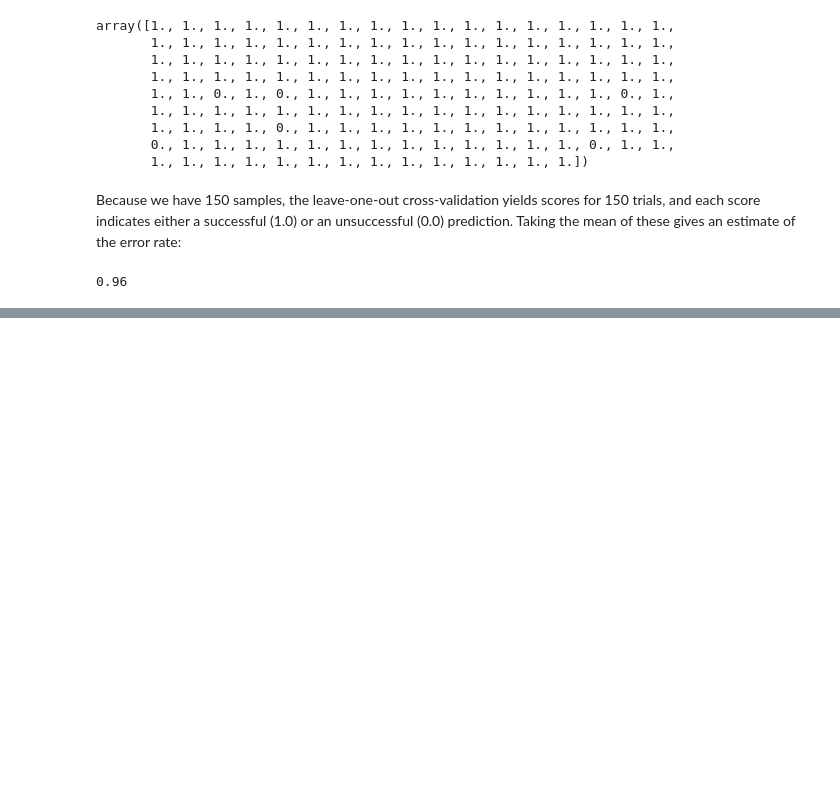
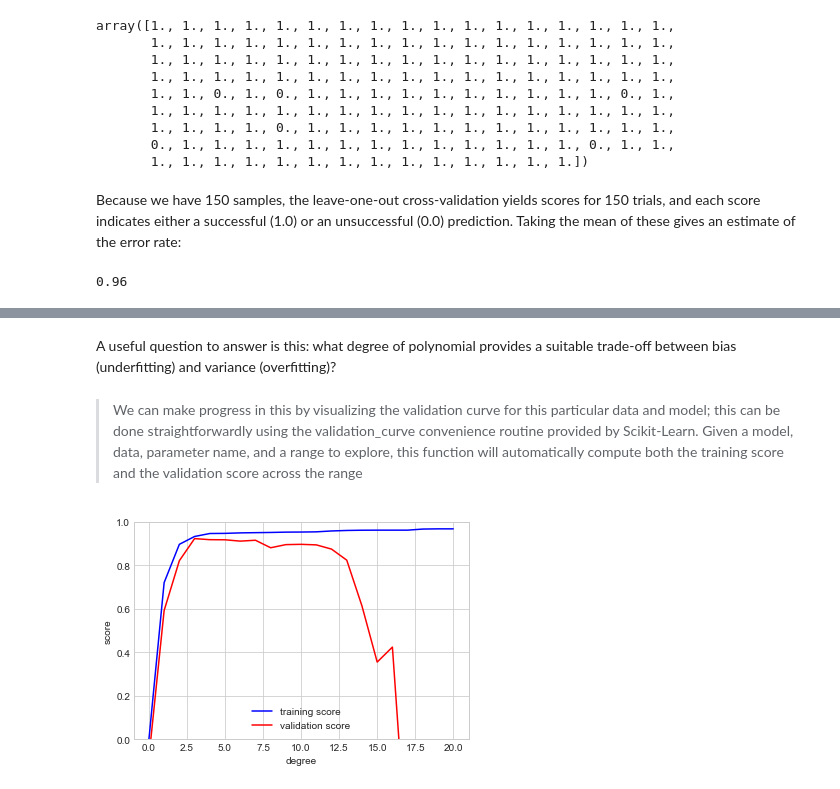
Before and after one commit to Oluwajobs/python_data_science, a Jupyter notebook: ML_Note.ipynb, the cells around one changed output, grey strips where cells are left out. Drawn from its saved outputs; the diff is of its cells as text; code cells hidden in the pictures; blank space fills up the shorter version.

```diff
--- a/ML_Note.ipynb
+++ b/ML_Note.ipynb
@@ -436,0 +492,26 @@ np.mean(scores)
+# %% [markdown]
+A useful question to answer is this: what degree of polynomial provides a suitable trade-off between bias (underfitting) and variance (overfitting)?
+# %% [markdown]
+> We can make progress in this by visualizing the validation curve for this particular data and model; this can be done straightforwardly using the validation_curve convenience routine provided by Scikit-Learn. Given a model, data, parameter name, and a range to explore, this function will automatically compute both the training score and the validation score across the range
+# %%
+from sklearn.model_selection import validation_curve
+degree = np.arange(0, 21)
+
+# split data
+train_score, val_score = validation_curve(
+    PolynomialRegression(), X, y,
+    param_name='polynomialfeatures__degree',
+    param_range=degree, cv=7)
+
+plt.plot(degree, np.median(train_score, 1),
+        color='blue', label='training score')
+
+plt.plot(degree, np.median(val_score, 1),
+        color='red', label='validation score')
+
+plt.legend(loc='best')
+plt.ylim(0, 1)
+plt.xlabel('degree')
+plt.ylabel('score');
+# %% [output]
+[figure, added]
```
Also changed, not shown: parts of 26 cells of this notebook.
